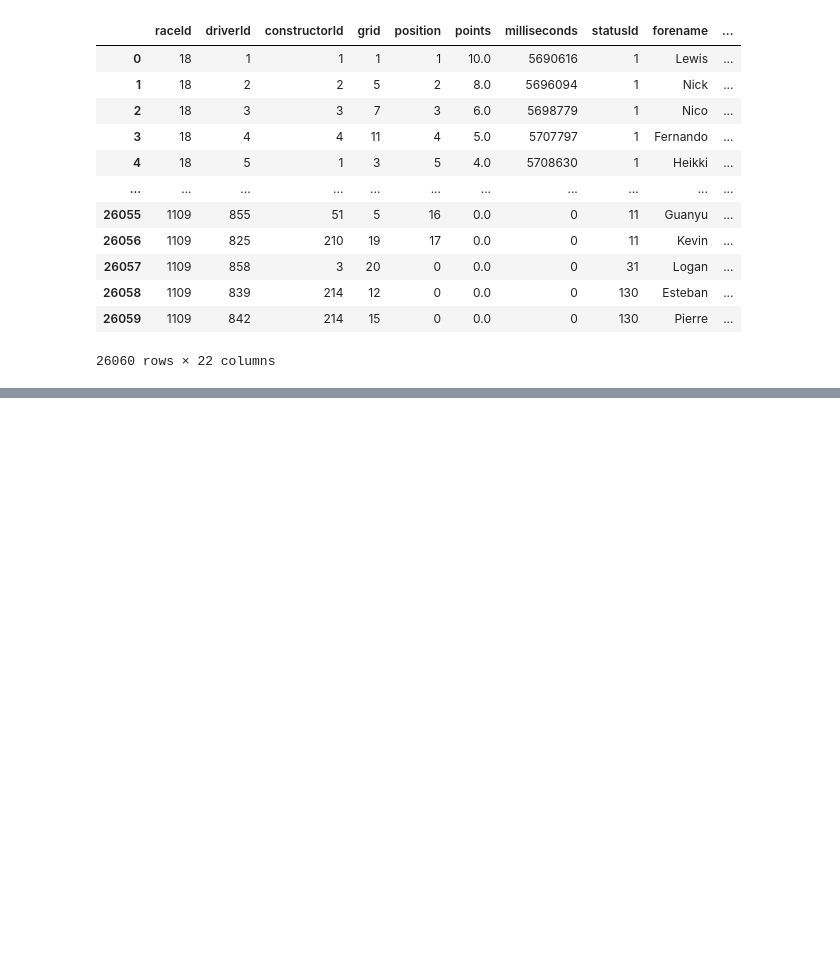
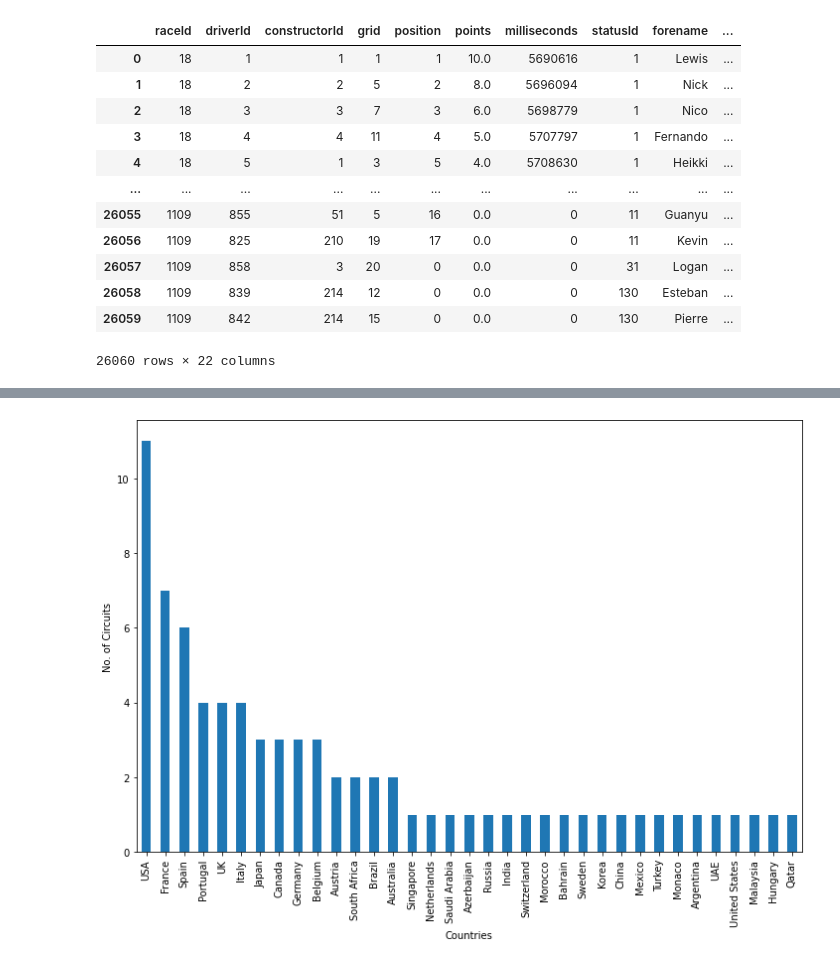
Before and after one commit to PaulOM203/MSC_Thesis_F1, a Jupyter notebook: Notebook.ipynb, the cells around one changed output, grey strips where cells are left out. Cells and saved outputs as stored; diff of their text form; code cells hidden in the pictures; blank space fills up the shorter version.

```diff
--- a/Notebook.ipynb
+++ b/Notebook.ipynb
@@ -161,0 +216,12 @@ driver_race_data
+# %%
+## Plot the number of circuits per country
+
+fig, ax = plt.subplots(figsize=(12,8))
+
+circuits['country'].value_counts().plot.bar(ax=ax)
+
+ax.set_xlabel("Countries")
+ax.set_ylabel("No. of Circuits")
+ax.figure.savefig('Circuits per country.png', dpi=300)
+# %% [output]
+[figure, added]
```
Also changed, not shown: parts of 7 cells of this notebook.
